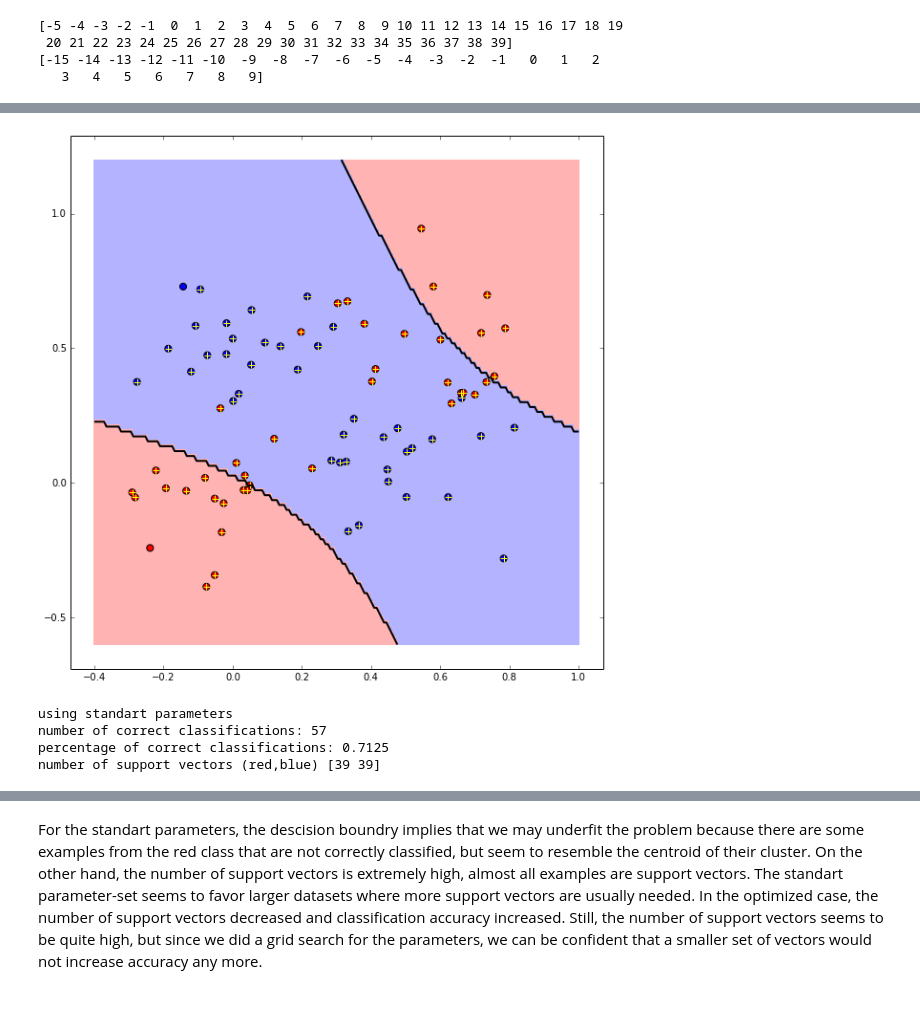
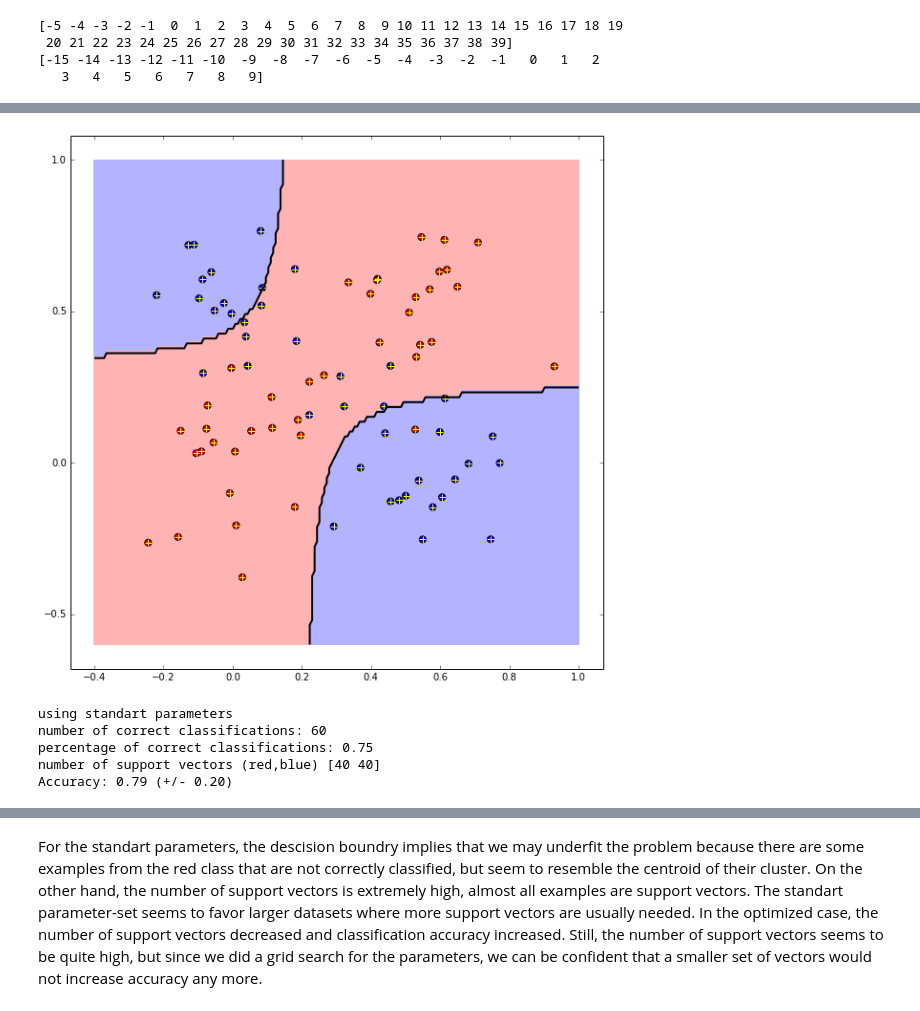
Before and after one commit to JensMeiners/MI1, a Jupyter notebook: Ex09/Ex09.ipynb, the cells around one changed output, grey strips where cells are left out. Saved outputs shown, nothing was run; the diff lists cells and outputs as text; code cells hidden in the pictures.

```diff
--- a/Ex09/Ex09.ipynb
+++ b/Ex09/Ex09.ipynb
@@ -91,0 +92,2 @@ np.random.shuffle(test)
+# %%
+comp = np.vstack((test,train))
@@ -317,38 +328,42 @@ pass
 plt.figure(figsize=(10,10))
 plt.scatter(p1[:,0], p1[:,1], c='blue')
 plt.scatter(p2[:,0], p2[:,1], c='red')
 
 # class 0 and 1 : areas
 nx, ny = 200, 100
 x_min, x_max = plt.xlim()
 y_min, y_max = plt.ylim()
 xx, yy = np.meshgrid(np.linspace(x_min, x_max, nx),
                      np.linspace(y_min, y_max, ny))
 Z = clfstd.predict(np.c_[xx.ravel(), yy.ravel()])
 Z = Z.reshape(xx.shape)
 plt.pcolormesh(xx, yy, Z, cmap='red_blue_classes',
                norm=colors.Normalize(0., 1.))
 plt.contour(xx, yy, Z, [0.5], linewidths=2., colors='k')
 
 plt.scatter(p1[:,0], p1[:,1], c='blue',s=50)
 plt.scatter(p2[:,0], p2[:,1], c='red',s=50)
 sv = clfstd.support_vectors_
 plt.scatter(sv[:,0],sv[:,1], c='yellow',marker='+',s=50)
 
 plt.show()
 
 print 'using standart parameters'
 e = (clfstd.predict(test[:,0:2]) == test[:,2]).sum()
 print 'number of correct classifications:',e
 e = e / 80.0
 print 'percentage of correct classifications:',e
 print 'number of support vectors (red,blue)',clfstd.n_support_
+
+scores = cross_validation.cross_val_score(clfstd, comp[:,0:2], comp[:,2], cv=4)
+print("Accuracy: %0.2f (+/- %0.2f)" % (scores.mean(), scores.std() * 2))
 # %% [output]
-[figure, old version]
+[figure, new version]
 using standart parameters
-number of correct classifications: 57
-percentage of correct classifications: 0.7125
-number of support vectors (red,blue) [39 39]
+number of correct classifications: 60
+percentage of correct classifications: 0.75
+number of support vectors (red,blue) [40 40]
+Accuracy: 0.79 (+/- 0.20)
 # %%
 plt.figure(figsize=(10,10))
 plt.scatter(p1[:,0], p1[:,1], c='blue')
```
Also changed, not shown: parts of 15 cells of this notebook, 7 other files.
